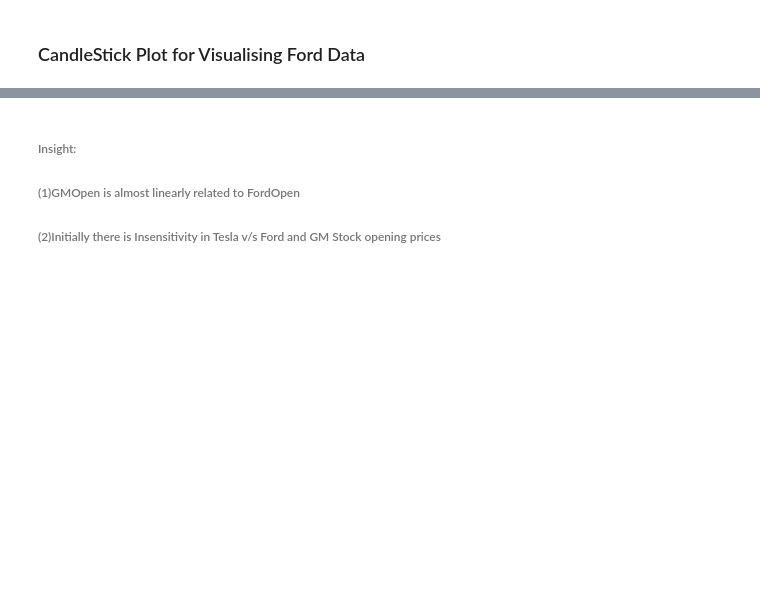
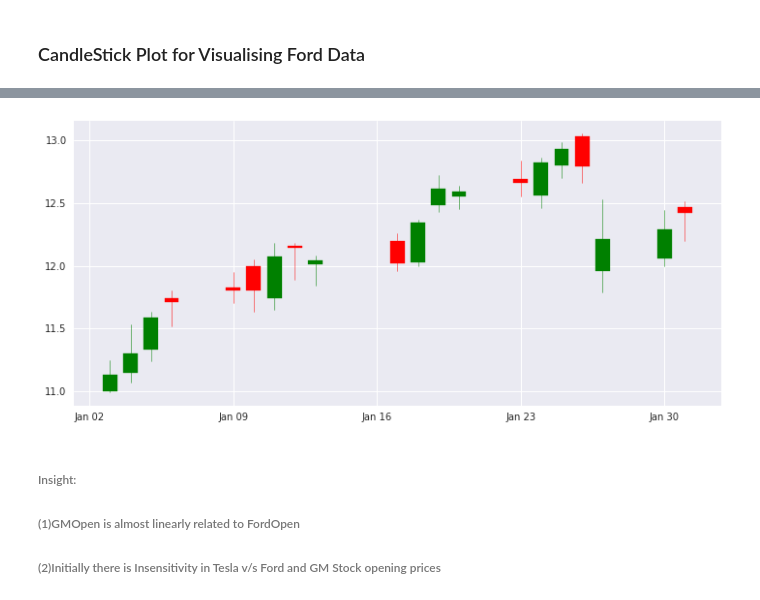
Before and after one commit to HeadHunTeR779/Stock-Analysis-of-Automobile-Giants, a Jupyter notebook: Stock_Analysis.ipynb, the cells around one changed output, grey strips where cells are left out. Drawn from its saved outputs; the diff is of its cells as text; code cells hidden in the pictures; blank space fills up the shorter version.

Commit message:
Finished Analysis added Candlestick Plot

```diff
--- a/Stock_Analysis.ipynb
+++ b/Stock_Analysis.ipynb
@@ -214,0 +213,2 @@ ImportError: No module named 'matplotlib.finance'
+# %%
+ford_reset = ford.loc['2012-01'].reset_index()  #Grabs all the data on January 2012 <3
@@ -214,0 +224,3 @@ ImportError: No module named 'matplotlib.finance'
+# %%
+ford_reset['date_ax'] = ford_reset["Date"].apply(lambda date: date2num(date)) #Matplotlib can't accept
+#DateTimeIndex values so we give it number
@@ -214,0 +236,4 @@ ImportError: No module named 'matplotlib.finance'
+# %%
+list_of_cols = ['date_ax', 'Open', 'High', 'Low', 'Close'] #Necessarily in this SEQUENCE for candlestick_ohlc
+
+ford_values = [tuple(vals) for vals in ford_reset[list_of_cols].values]
@@ -215,3 +263,17 @@ ImportError: No module named 'matplotlib.finance'
+# %%
+mondays = WeekdayLocator(MONDAY)  #Major Ticks on Mondays
+alldays = DayLocator()  #minor ticks on all days
+weekFormatter = DateFormatter("%b %d") #eg - Jan, 12
+dayFormatter = DateFormatter('%d') #eg - 12
+# %%
+fig, ax = plt.subplots(figsize=(12,6))
+fig.subplots_adjust(bottom=0.2)
+ax.xaxis.set_major_locator(mondays)
+ax.xaxis.set_minor_locator(alldays)
+ax.xaxis.set_major_formatter(weekFormatter)
+candlestick_ohlc(ax=ax, quotes=ford_values, colorup="g", width=0.7, colordown="r");
+# %% [output]
+[figure, added]
 # %% [markdown]
 ###### Insight:
 ###### (1)GMOpen is almost linearly related to FordOpen
```
Also changed, not shown: parts of 10 cells of this notebook.
